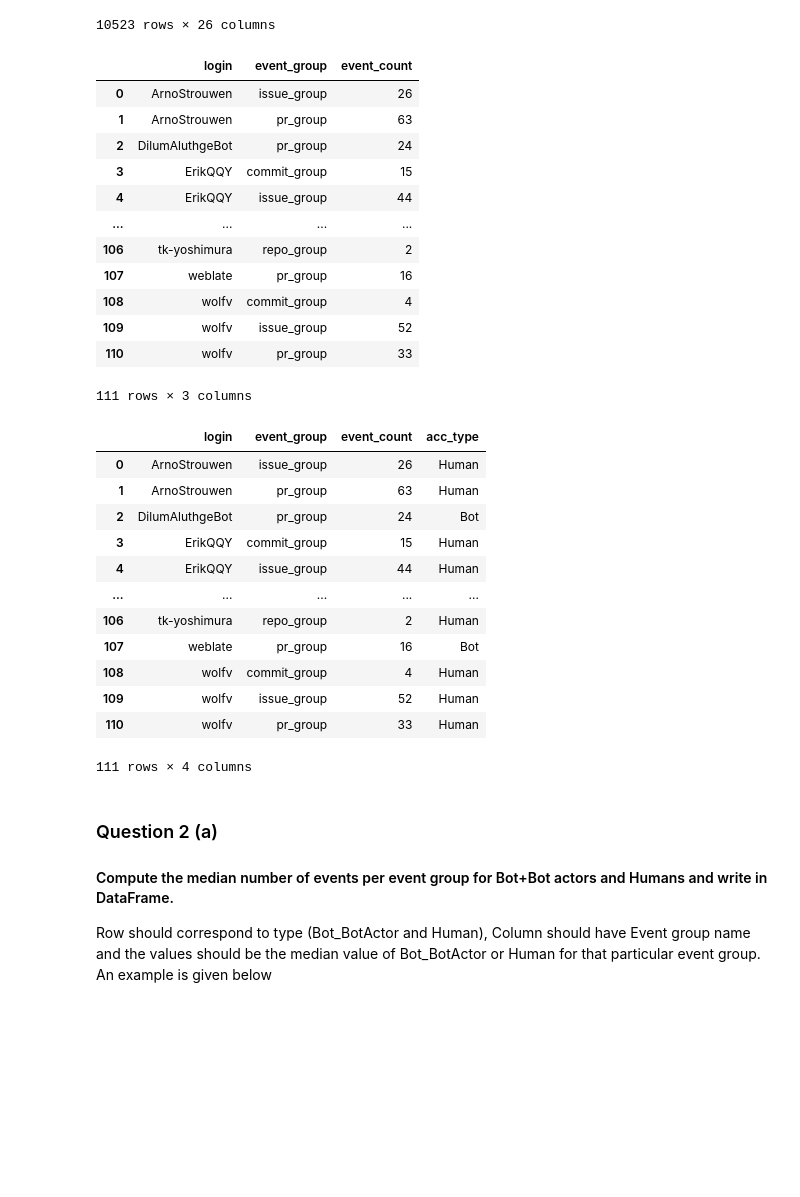
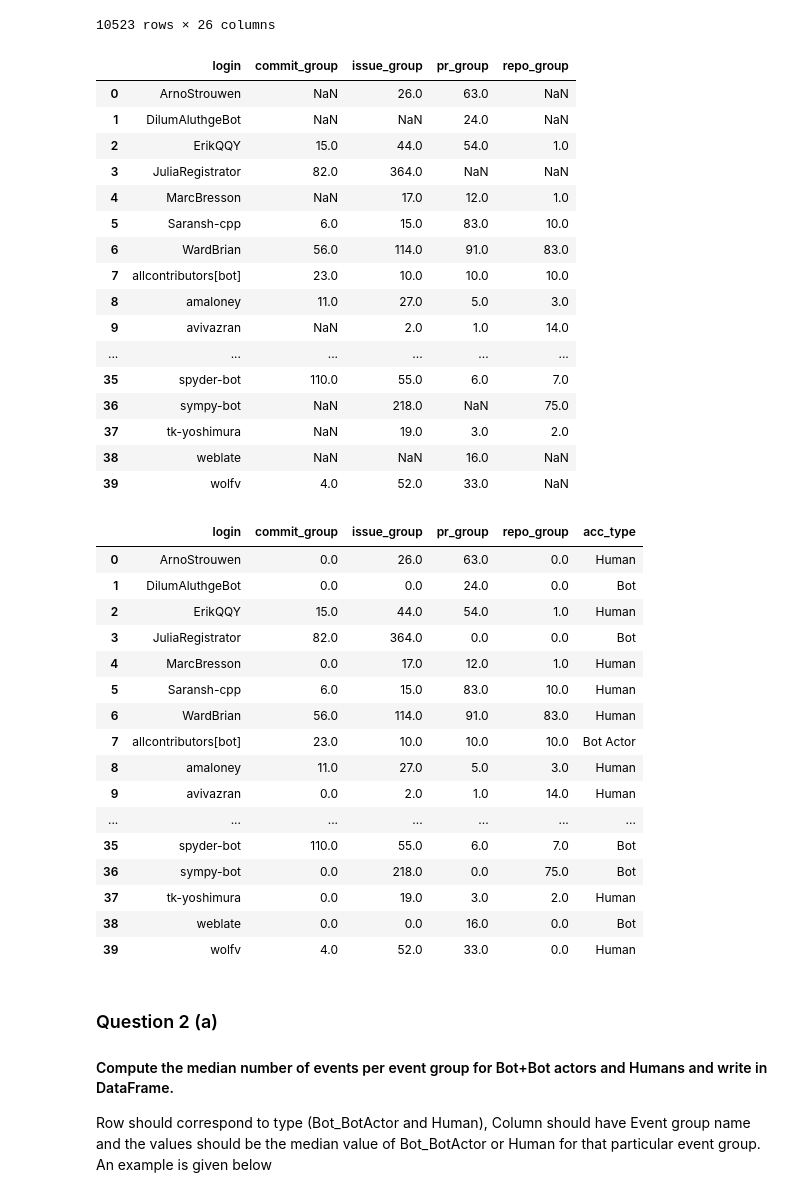
Before and after one commit to ClaireDH3/Software_Evolution_TP_bots, a Jupyter notebook: TP_bots_template.ipynb, the cells around one changed output. Cells and saved outputs as stored; diff of their text form; code cells hidden in the pictures; blank space fills up the shorter version.

Commit message:
fix de section5 Q1

```diff
--- a/TP_bots_template.ipynb
+++ b/TP_bots_template.ipynb
@@ -478,57 +462,60 @@ df_event
 10523 rows × 26 columns
 # %%
 #2,3
-group = df_event.groupby(['login', 'event_group']).agg(event_count=('event_type', 'size'))
-group_index_clear = group.reset_index()
+group = df_event.groupby(['login', 'event_group']).agg(event_count=('event_type', 'size')).reset_index()
 
 #4
-group_index_clear.pivot(index='login', columns='event_group', values='event_count')#.reset_index().rename_axis(None,axis=1)
+clean_df = group.pivot(index='login', columns='event_group', values='event_count').reset_index().rename_axis(None,axis=1)
 
 #5
-clean_df = group_index_clear.rename_axis(None,axis=1)
+#clean_df = group_index_clear.rename_axis(None,axis=1)
 clean_df
 # %% [output]
-|  | login | event_group | event_count |
-| 0 | ArnoStrouwen | issue_group | 26 |
-| 1 | ArnoStrouwen | pr_group | 63 |
-| 2 | DilumAluthgeBot | pr_group | 24 |
-| 3 | ErikQQY | commit_group | 15 |
-| 4 | ErikQQY | issue_group | 44 |
-| ... | ... | ... | ... |
-| 106 | tk-yoshimura | repo_group | 2 |
-| 107 | weblate | pr_group | 16 |
-| 108 | wolfv | commit_group | 4 |
-| 109 | wolfv | issue_group | 52 |
-| 110 | wolfv | pr_group | 33 |
+|  | login | commit_group | issue_group | pr_group | repo_group |
+| 0 | ArnoStrouwen | NaN | 26.0 | 63.0 | NaN |
+| 1 | DilumAluthgeBot | NaN | NaN | 24.0 | NaN |
+| 2 | ErikQQY | 15.0 | 44.0 | 54.0 | 1.0 |
+| 3 | JuliaRegistrator | 82.0 | 364.0 | NaN | NaN |
+| 4 | MarcBresson | NaN | 17.0 | 12.0 | 1.0 |
+| 5 | Saransh-cpp | 6.0 | 15.0 | 83.0 | 10.0 |
+| 6 | WardBrian | 56.0 | 114.0 | 91.0 | 83.0 |
+| 7 | allcontributors[bot] | 23.0 | 10.0 | 10.0 | 10.0 |
+| 8 | amaloney | 11.0 | 27.0 | 5.0 | 3.0 |
+| 9 | avivazran | NaN | 2.0 | 1.0 | 14.0 |
+| ... | ... | ... | ... | ... | ... |
+| 35 | spyder-bot | 110.0 | 55.0 | 6.0 | 7.0 |
+| 36 | sympy-bot | NaN | 218.0 | NaN | 75.0 |
+| 37 | tk-yoshimura | NaN | 19.0 | 3.0 | 2.0 |
+| 38 | weblate | NaN | NaN | 16.0 | NaN |
+| 39 | wolfv | 4.0 | 52.0 | 33.0 | NaN |
-111 rows × 3 columns
 # %%
-#7. Finally merge it with your 'acc_type' field from the DataFrame you created in Section4,
-# drop contributor, and fillna with 0
-#8. The final DataFrame should have the following columns - login, PR, commit, issue, repo, acc_type
-
 #7
 rename_df_sec4 = df_sec4.rename(columns={'contributor': 'login'})
 
-df_sec5 = clean_df.merge(rename_df_sec4 [['login', 'acc_type']], on='login')
+df_sec5 = clean_df.merge(rename_df_sec4[['login', 'acc_type']], on='login')
 
-df_sec5.fillna(0)
+df_sec5 = df_sec5.fillna(0)
 df_sec5
 
-#8 ?
+#8 OK
 # %% [output]
-|  | login | event_group | event_count | acc_type |
-| 0 | ArnoStrouwen | issue_group | 26 | Human |
-| 1 | ArnoStrouwen | pr_group | 63 | Human |
-| 2 | DilumAluthgeBot | pr_group | 24 | Bot |
-| 3 | ErikQQY | commit_group | 15 | Human |
-| 4 | ErikQQY | issue_group | 44 | Human |
-| ... | ... | ... | ... | ... |
-| 106 | tk-yoshimura | repo_group | 2 | Human |
-| 107 | weblate | pr_group | 16 | Bot |
-| 108 | wolfv | commit_group | 4 | Human |
-| 109 | wolfv | issue_group | 52 | Human |
-| 110 | wolfv | pr_group | 33 | Human |
+|  | login | commit_group | issue_group | pr_group | repo_group | acc_type |
+| 0 | ArnoStrouwen | 0.0 | 26.0 | 63.0 | 0.0 | Human |
+| 1 | DilumAluthgeBot | 0.0 | 0.0 | 24.0 | 0.0 | Bot |
+| 2 | ErikQQY | 15.0 | 44.0 | 54.0 | 1.0 | Human |
+| 3 | JuliaRegistrator | 82.0 | 364.0 | 0.0 | 0.0 | Bot |
+| 4 | MarcBresson | 0.0 | 17.0 | 12.0 | 1.0 | Human |
+| 5 | Saransh-cpp | 6.0 | 15.0 | 83.0 | 10.0 | Human |
+| 6 | WardBrian | 56.0 | 114.0 | 91.0 | 83.0 | Human |
+| 7 | allcontributors[bot] | 23.0 | 10.0 | 10.0 | 10.0 | Bot Actor |
+| 8 | amaloney | 11.0 | 27.0 | 5.0 | 3.0 | Human |
+| 9 | avivazran | 0.0 | 2.0 | 1.0 | 14.0 | Human |
+| ... | ... | ... | ... | ... | ... | ... |
+| 35 | spyder-bot | 110.0 | 55.0 | 6.0 | 7.0 | Bot |
+| 36 | sympy-bot | 0.0 | 218.0 | 0.0 | 75.0 | Bot |
+| 37 | tk-yoshimura | 0.0 | 19.0 | 3.0 | 2.0 | Human |
+| 38 | weblate | 0.0 | 0.0 | 16.0 | 0.0 | Bot |
+| 39 | wolfv | 4.0 | 52.0 | 33.0 | 0.0 | Human |
-111 rows × 4 columns
 # %% [markdown]
 ### Question 2 (a)
 
```
Also changed, not shown: parts of 1 cell of this notebook.
